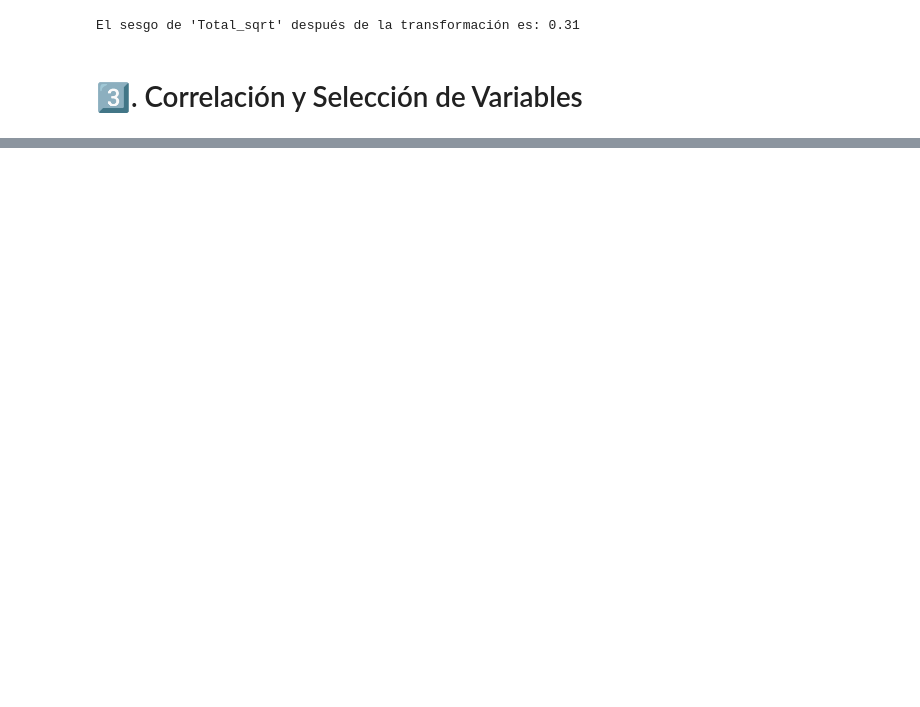
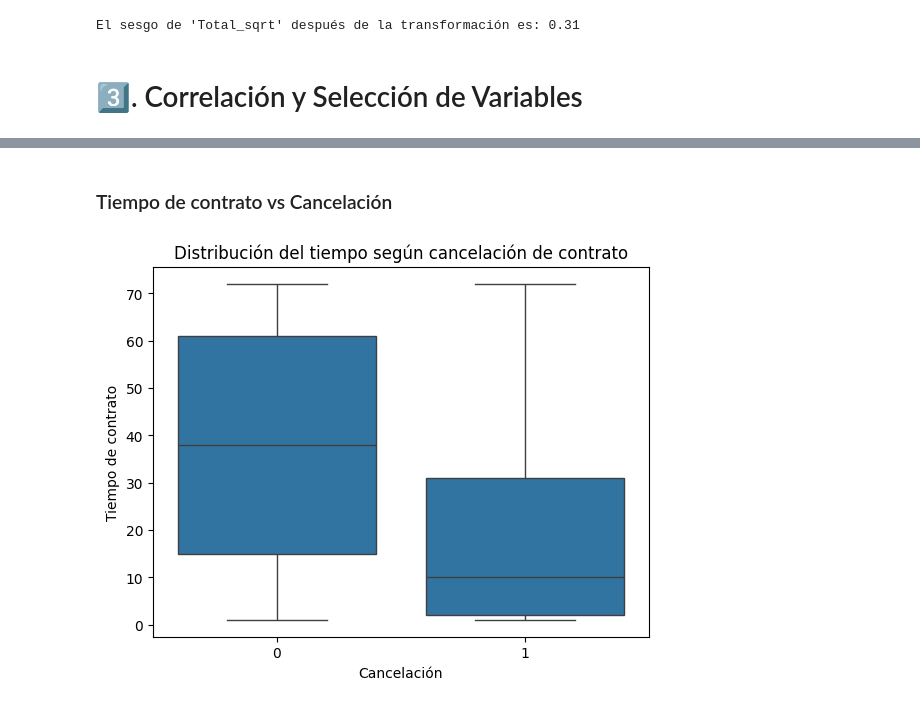
Before and after one commit to Karen-13C/Challenge_MachineLearnig, a Jupyter notebook: TelecomX_2.ipynb, the cells around one changed output, grey strips where cells are left out. Cells and saved outputs as stored; diff of their text form; code cells hidden in the pictures; blank space fills up the shorter version.

```diff
--- a/TelecomX_2.ipynb
+++ b/TelecomX_2.ipynb
@@ -341,0 +357,11 @@ El sesgo de 'Total_sqrt' después de la transformación es: 0.31
+# %% [markdown]
+### Tiempo de contrato vs Cancelación
+# %%
+sns.boxplot(data=df_normalizado, x='Churn_True', y='tenure')
+
+plt.xlabel('Cancelación')
+plt.ylabel('Tiempo de contrato')
+plt.title('Distribución del tiempo según cancelación de contrato')
+plt.show()
+# %% [output]
+[figure, added]
```
Also changed, not shown: parts of 20 cells of this notebook.
